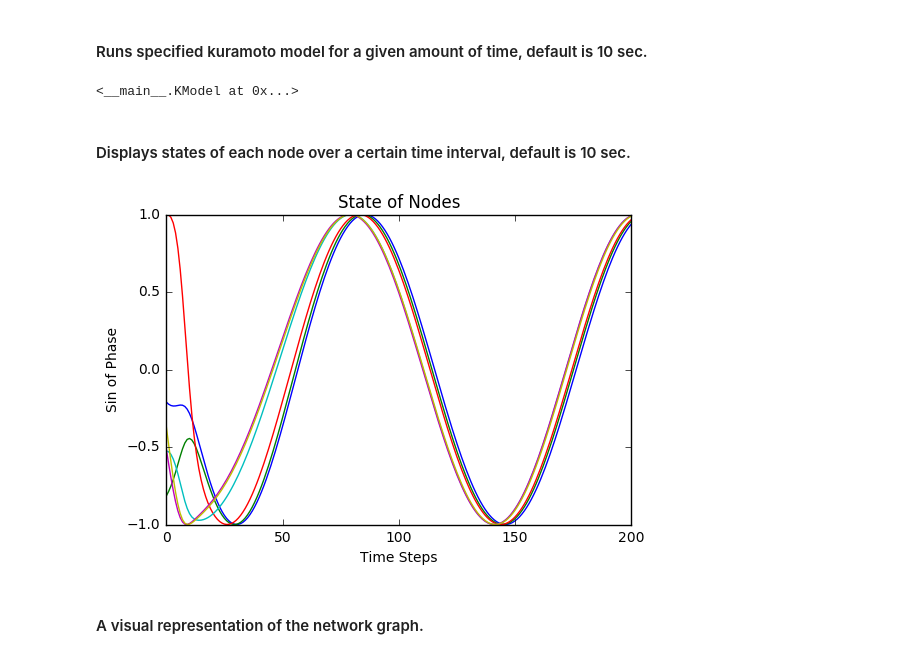
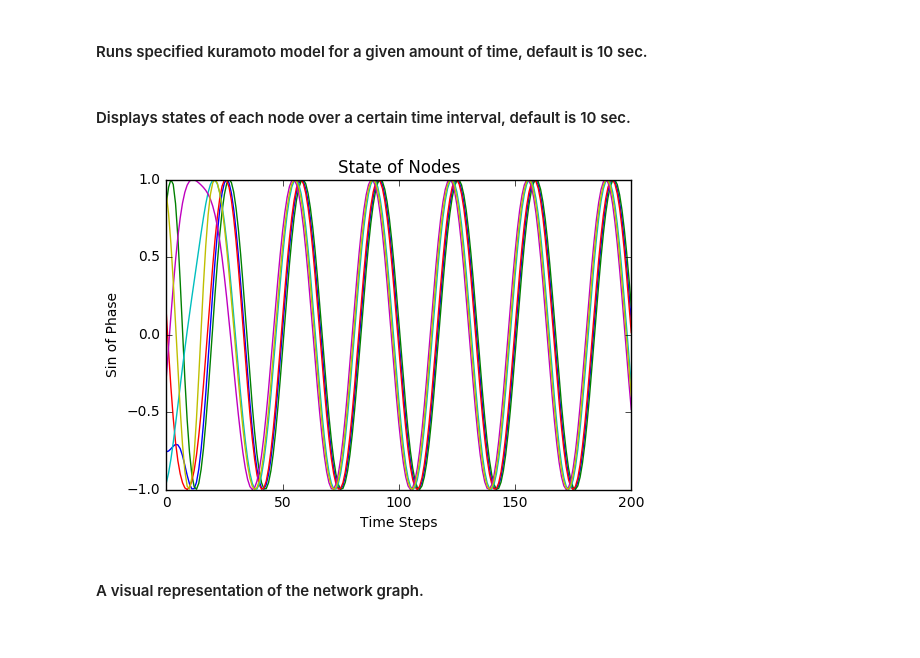
Before and after one commit to virati/KuramotoDBS, a Jupyter notebook: Kuramoto Model.ipynb, the cells around one changed output. Cells and saved outputs as stored; diff of their text form; code cells hidden in the pictures.

```diff
--- a/Kuramoto Model.ipynb
+++ b/Kuramoto Model.ipynb
@@ -149,30 +153,36 @@ class KModel:
 # %% [markdown]
 #### Runs specified kuramoto model for a given amount of time, default is 10 sec.
 # %%
-K= KModel()
-def run_model(K,t = 10):
-    for ts in range(0,int(t/K.dt)):
-        K.step()
-    return K
-run_model(K,10)
+def run_model(A, K = 10, t = 10):
+    P = KModel(A, K)
+    for ts in range(0,int(t/P.dt)):
+        P.step()
+    return P
-# %% [output]
-<__main__.KModel at 0x...>
 # %% [markdown]
 #### Displays states of each node over a certain time interval, default is 10 sec.
-# %%
-K = KModel()
-def state_course(K, time = 10):
-    run_model(K,time)
-
-    plt.figure()
-    plt.plot(np.sin(K.states.T))
-    plt.xlabel('Time Steps')
-    plt.ylabel('Sin of Phase')
-    plt.title('State of Nodes')
-    plt.xlim((0,int(time/K.dt)))
-    plt.show()
-state_course(K)
-# %% [output]
-[figure, removed]
+# %%
+def state_course(states):
+    plt.figure()
+    plt.plot(np.sin(states.T))
+    plt.xlabel('Time Steps')
+    plt.ylabel('Sin of Phase')
+    plt.title('State of Nodes')
+    plt.show()
+state_course(run_model(A).states)
+def R_course(states):
+    Var = []
+    for x in np.array(states.T):
+        z = [c.exp(complex(0,phase)) for phase in x]
+        z = sum(z)/len(z)
+        Var.append(1-abs(z))
+    plt.figure()
+    plt.plot(Var)
+    plt.xlabel('Time Steps')
+    plt.ylabel('Variance')
+    plt.title('Variance State')
+    plt.show()
+#R_course(run_model(A).states)
+# %% [output]
+[figure, added]
 # %% [markdown]
 #### A visual representation of the network graph.
```
Also changed, not shown: parts of 14 cells of this notebook, 2 other files.
